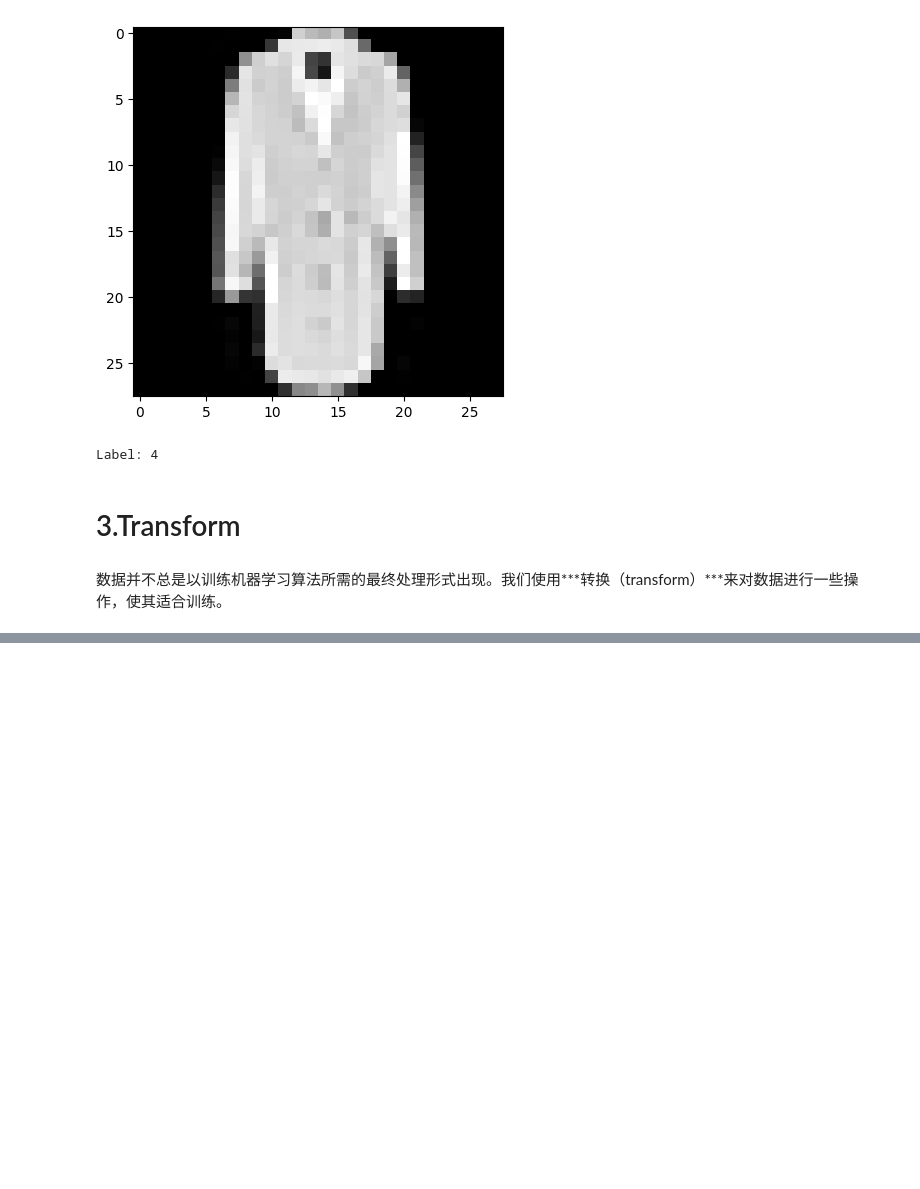
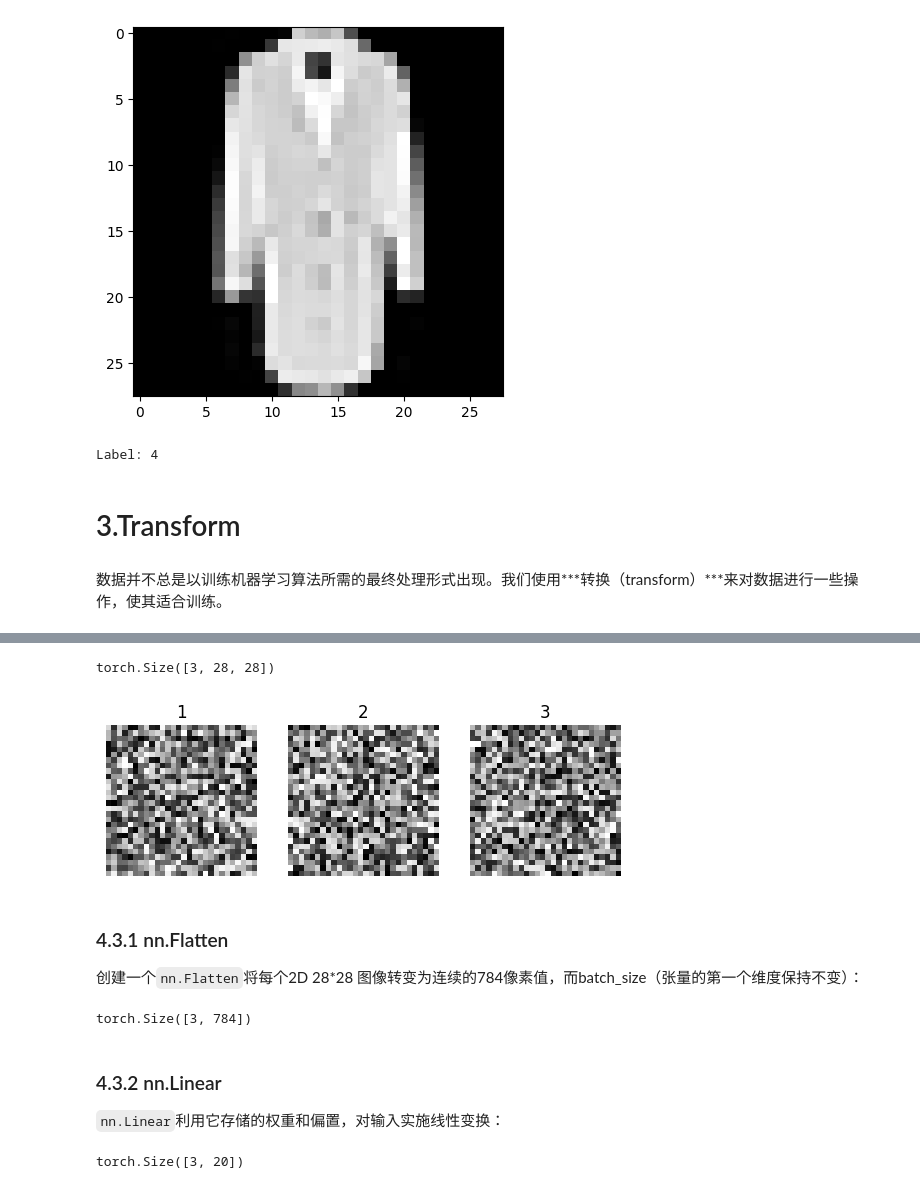
Before and after one commit to Tiblonde/pytorch-learning, a Jupyter notebook: pytorch_tutorial.ipynb, the cells around one changed output, grey strips where cells are left out. Saved outputs shown, nothing was run; the diff lists cells and outputs as text; code cells hidden in the pictures; blank space fills up the shorter version.

```diff
--- a/pytorch_tutorial.ipynb
+++ b/pytorch_tutorial.ipynb
@@ -359,0 +505,44 @@ Label: 4
+# %%
+import matplotlib.pyplot as plt
+
+input_image = torch.rand(3,28,28)
+
+# matlibplot 可视化
+figure = plt.figure(figsize=(9,9))
+for i in range(1,4):
+  img = input_image[i-1, :]
+
+  figure.add_subplot(4,4,i)
+  plt.title(f"{i}")
+  plt.axis("off")
+  plt.imshow(img.squeeze(), cmap="gray")
+
+
+print(input_image.size())
+# %% [output]
+torch.Size([3, 28, 28])
+[figure, added]
+# %% [markdown]
+### 4.3.1 nn.Flatten
+
+
+创建一个`nn.Flatten`将每个2D 28*28 图像转变为连续的784像素值，而batch_size（张量的第一个维度保持不变）：
+# %%
+flatten = nn.Flatten()
+flat_image = flatten(input_image)
+
+print(flat_image.size())
+# %% [output]
+torch.Size([3, 784])
+# %% [markdown]
+### 4.3.2 nn.Linear
+
+
+`nn.Linear`利用它存储的权重和偏置，对输入实施线性变换：
+# %%
+layer1 = nn.Linear(in_features=28*28, out_features=20)
+hidden1 = layer1(flat_image)
+
+print(hidden1.size())
+# %% [output]
+torch.Size([3, 20])
```
Also changed, not shown: parts of 41 cells of this notebook.
